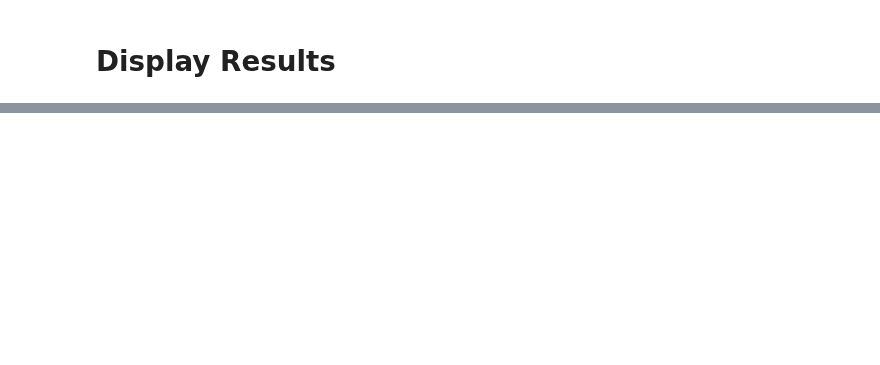
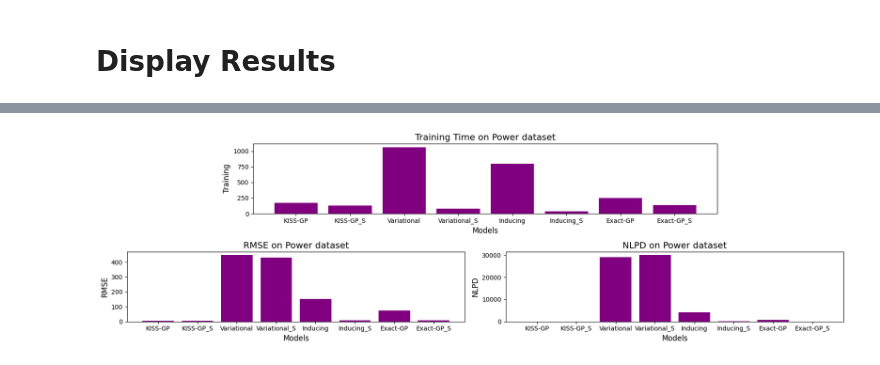
Before and after one commit to Sabelz/Master_Thesis_Alexander, a Jupyter notebook: GPs/PowerGPs.ipynb, the cells around one changed output, grey strips where cells are left out. Saved outputs shown, nothing was run; the diff lists cells and outputs as text; code cells hidden in the pictures; blank space fills up the shorter version.

Commit message:
Small changes power

```diff
--- a/GPs/PowerGPs.ipynb
+++ b/GPs/PowerGPs.ipynb
@@ -179,7 +185,7 @@ Time KISS-GP Standardized:  113.72240805625916
 variational_likelihood_power = gpytorch.likelihoods.GaussianLikelihood()
 variational_mean_power = gpytorch.means.ConstantMean()
 variational_kernel_power = gpytorch.kernels.RBFKernel()
-n_inducing_points = int(len(x_train_power/2))
+n_inducing_points = int(len(x_train_power)/10)
 # Generate a tensor of random indices
 indices = torch.randperm(x_train_power.size(0))
 # Select N random rows
@@ -194,7 +200,7 @@ variational_model_power = variational_model_power.to(device) # Move model to dev
 variational_likelihood_power_standardized = gpytorch.likelihoods.GaussianLikelihood()
 variational_mean_power_standardized = gpytorch.means.ConstantMean()
 variational_kernel_power_standardized = gpytorch.kernels.RBFKernel()
-n_inducing_points = int(len(x_train_power/2))
+n_inducing_points = int(len(x_train_power)/10)
 # Generate a tensor of random indices
 indices = torch.randperm(x_train_power_standardized.size(0))
 # Select N random rows
@@ -261,8 +282,8 @@ inducing_kernel_power = gpytorch.kernels.RBFKernel() # Kernel
 # Generate a tensor of random indices
 indices = torch.randperm(x_train_power.size(0))
 # Select N random rows
-inducing_points_amount = 4500 # Around half of the points
-inducing_points = x_train_power[indices][:n_inducing_points]
+inducing_points_amount = int(len(x_train_power)/10) # Around half of the points
+inducing_points = x_train_power[indices][:inducing_points_amount]
 inducing_model_power = inducingGP(x_train_power,
                                  y_train_power,
                                  inducing_likelihood_power,
@@ -544,30 +615,32 @@ plot_bar(models_compare, MPIW_compare, "MPIW on Power Dataset", "Models", "MPIW"
 # %%
 from matplotlib.gridspec import GridSpec
 
 gs = GridSpec(2, 6)  # 2 rows, 6 columns
 
 fig = plt.figure(figsize=(17, 5))
 
 # Create subplots
 ax1 = fig.add_subplot(gs[0, 1:5])
 ax2 = fig.add_subplot(gs[1, 0:3])
 ax3 = fig.add_subplot(gs[1, 3:6])
 
 
-axes = [ax1, ax2, ax3, ax4, ax5]  # List of axes
-data = [time_compare, RMSE_compare, NLPD_compare, PICP_compare, MPIW_compare]
+axes = [ax1, ax2, ax3]  # List of axes
+data = [time_compare, RMSE_compare, NLPD_compare]
 titles = ["Training Time on Power dataset", "RMSE on Power dataset", "NLPD on Power dataset"]
 
 # Plot data
 for i, ax in enumerate(axes):
     ax.bar(models_compare, data[i], color='purple')
     ax.set_title(titles[i], size = "x-large")
     ax.set_xlabel("Models", size = "large")
     ax.set_ylabel(titles[i].split(" ")[0], size = "large")
 
 plt.tight_layout()
-plt.savefig("metrics_power_compare.pdf")
+plt.savefig("metrics_power_compare1.pdf")
 plt.show()
+# %% [output]
+[figure, added]
 # %%
 from matplotlib.gridspec import GridSpec
 
```
Also changed, not shown: parts of 23 cells of this notebook.
